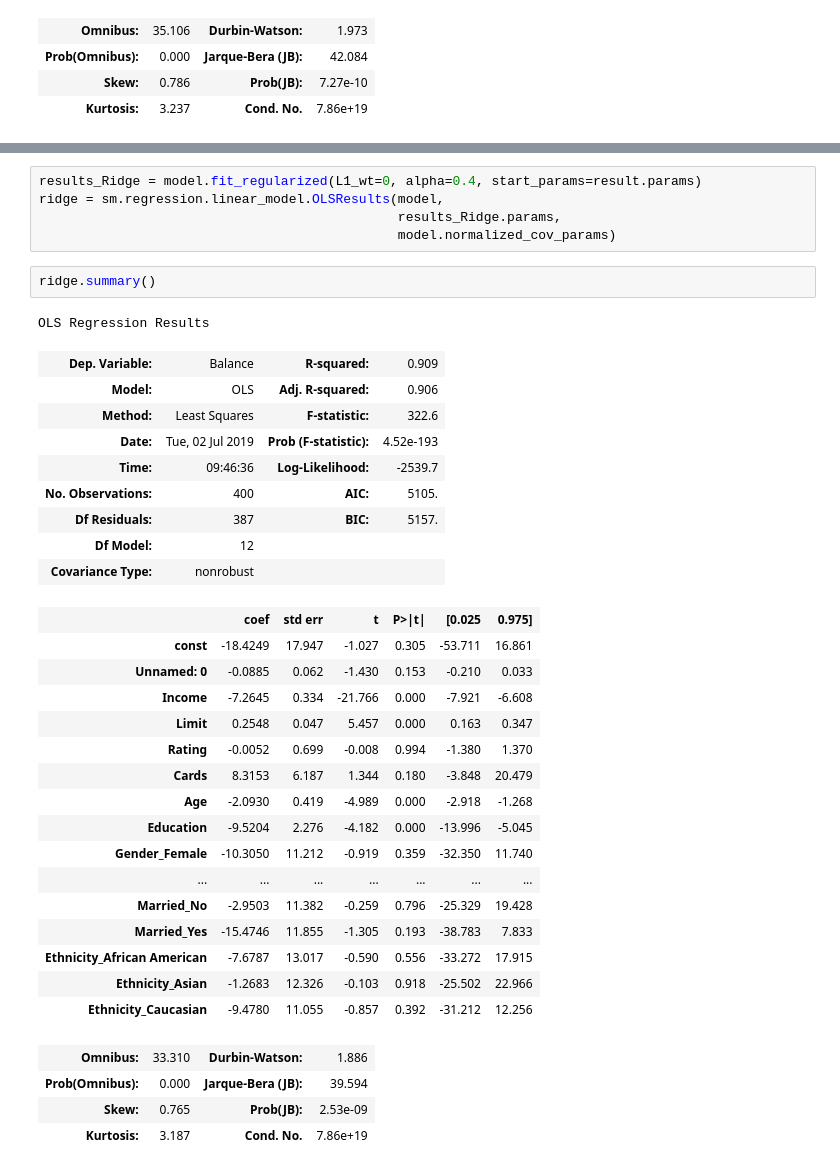
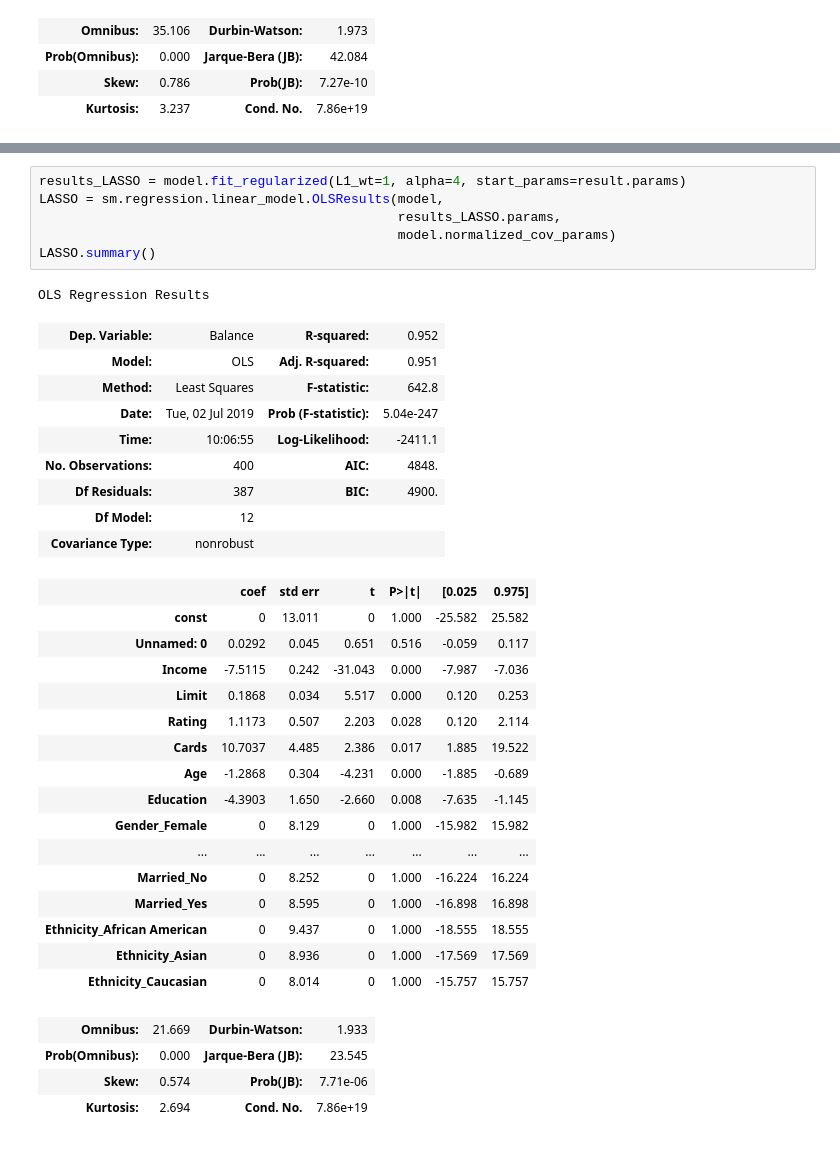
Before and after one commit to AyahSoufan/ML-BootCamp, a Jupyter notebook: Regularization .ipynb, the cells around one changed output, grey strips where cells are left out. Saved outputs shown, nothing was run; the diff lists cells and outputs as text.

```diff
--- a/Regularization .ipynb
+++ b/Regularization .ipynb
@@ -71,38 +141,37 @@ OLS Regression Results
 # %%
-results_Ridge = model.fit_regularized(L1_wt=0, alpha=0.4, start_params=result.params)
-ridge = sm.regression.linear_model.OLSResults(model,
-                                              results_Ridge.params,
+results_LASSO = model.fit_regularized(L1_wt=1, alpha=4, start_params=result.params)
+LASSO = sm.regression.linear_model.OLSResults(model,
+                                              results_LASSO.params,
                                               model.normalized_cov_params)
+LASSO.summary()
+# %% [output]
+OLS Regression Results
+| Dep. Variable: | Balance | R-squared: | 0.952 |
+| Model: | OLS | Adj. R-squared: | 0.951 |
+| Method: | Least Squares | F-statistic: | 642.8 |
+| Date: | Tue, 02 Jul 2019 | Prob (F-statistic): | 5.04e-247 |
+| Time: | 10:06:55 | Log-Likelihood: | -2411.1 |
+| No. Observations: | 400 | AIC: | 4848. |
+| Df Residuals: | 387 | BIC: | 4900. |
+| Df Model: | 12 |  |  |
+| Covariance Type: | nonrobust |  |  |
+|  | coef | std err | t | P>|t| | [0.025 | 0.975] |
+| const | 0 | 13.011 | 0 | 1.000 | -25.582 | 25.582 |
+| Unnamed: 0 | 0.0292 | 0.045 | 0.651 | 0.516 | -0.059 | 0.117 |
+| Income | -7.5115 | 0.242 | -31.043 | 0.000 | -7.987 | -7.036 |
+| Limit | 0.1868 | 0.034 | 5.517 | 0.000 | 0.120 | 0.253 |
+| Rating | 1.1173 | 0.507 | 2.203 | 0.028 | 0.120 | 2.114 |
+| Cards | 10.7037 | 4.485 | 2.386 | 0.017 | 1.885 | 19.522 |
+| Age | -1.2868 | 0.304 | -4.231 | 0.000 | -1.885 | -0.689 |
+| Education | -4.3903 | 1.650 | -2.660 | 0.008 | -7.635 | -1.145 |
+| Gender_Female | 0 | 8.129 | 0 | 1.000 | -15.982 | 15.982 |
+| ... | ... | ... | ... | ... | ... | ... |
+| Married_No | 0 | 8.252 | 0 | 1.000 | -16.224 | 16.224 |
+| Married_Yes | 0 | 8.595 | 0 | 1.000 | -16.898 | 16.898 |
+| Ethnicity_African American | 0 | 9.437 | 0 | 1.000 | -18.555 | 18.555 |
+| Ethnicity_Asian | 0 | 8.936 | 0 | 1.000 | -17.569 | 17.569 |
+| Ethnicity_Caucasian | 0 | 8.014 | 0 | 1.000 | -15.757 | 15.757 |
+| Omnibus: | 21.669 | Durbin-Watson: | 1.933 |
+| Prob(Omnibus): | 0.000 | Jarque-Bera (JB): | 23.545 |
+| Skew: | 0.574 | Prob(JB): | 7.71e-06 |
+| Kurtosis: | 2.694 | Cond. No. | 7.86e+19 |
-# %%
-ridge.summary()
-# %% [output]
-OLS Regression Results
-| Dep. Variable: | Balance | R-squared: | 0.909 |
-| Model: | OLS | Adj. R-squared: | 0.906 |
-| Method: | Least Squares | F-statistic: | 322.6 |
-| Date: | Tue, 02 Jul 2019 | Prob (F-statistic): | 4.52e-193 |
-| Time: | 09:46:36 | Log-Likelihood: | -2539.7 |
-| No. Observations: | 400 | AIC: | 5105. |
-| Df Residuals: | 387 | BIC: | 5157. |
-| Df Model: | 12 |  |  |
-| Covariance Type: | nonrobust |  |  |
-|  | coef | std err | t | P>|t| | [0.025 | 0.975] |
-| const | -18.4249 | 17.947 | -1.027 | 0.305 | -53.711 | 16.861 |
-| Unnamed: 0 | -0.0885 | 0.062 | -1.430 | 0.153 | -0.210 | 0.033 |
-| Income | -7.2645 | 0.334 | -21.766 | 0.000 | -7.921 | -6.608 |
-| Limit | 0.2548 | 0.047 | 5.457 | 0.000 | 0.163 | 0.347 |
-| Rating | -0.0052 | 0.699 | -0.008 | 0.994 | -1.380 | 1.370 |
-| Cards | 8.3153 | 6.187 | 1.344 | 0.180 | -3.848 | 20.479 |
-| Age | -2.0930 | 0.419 | -4.989 | 0.000 | -2.918 | -1.268 |
-| Education | -9.5204 | 2.276 | -4.182 | 0.000 | -13.996 | -5.045 |
-| Gender_Female | -10.3050 | 11.212 | -0.919 | 0.359 | -32.350 | 11.740 |
-| ... | ... | ... | ... | ... | ... | ... |
-| Married_No | -2.9503 | 11.382 | -0.259 | 0.796 | -25.329 | 19.428 |
-| Married_Yes | -15.4746 | 11.855 | -1.305 | 0.193 | -38.783 | 7.833 |
-| Ethnicity_African American | -7.6787 | 13.017 | -0.590 | 0.556 | -33.272 | 17.915 |
-| Ethnicity_Asian | -1.2683 | 12.326 | -0.103 | 0.918 | -25.502 | 22.966 |
-| Ethnicity_Caucasian | -9.4780 | 11.055 | -0.857 | 0.392 | -31.212 | 12.256 |
-| Omnibus: | 33.310 | Durbin-Watson: | 1.886 |
-| Prob(Omnibus): | 0.000 | Jarque-Bera (JB): | 39.594 |
-| Skew: | 0.765 | Prob(JB): | 2.53e-09 |
-| Kurtosis: | 3.187 | Cond. No. | 7.86e+19 |
```
Also changed, not shown: parts of 3 cells of this notebook.
